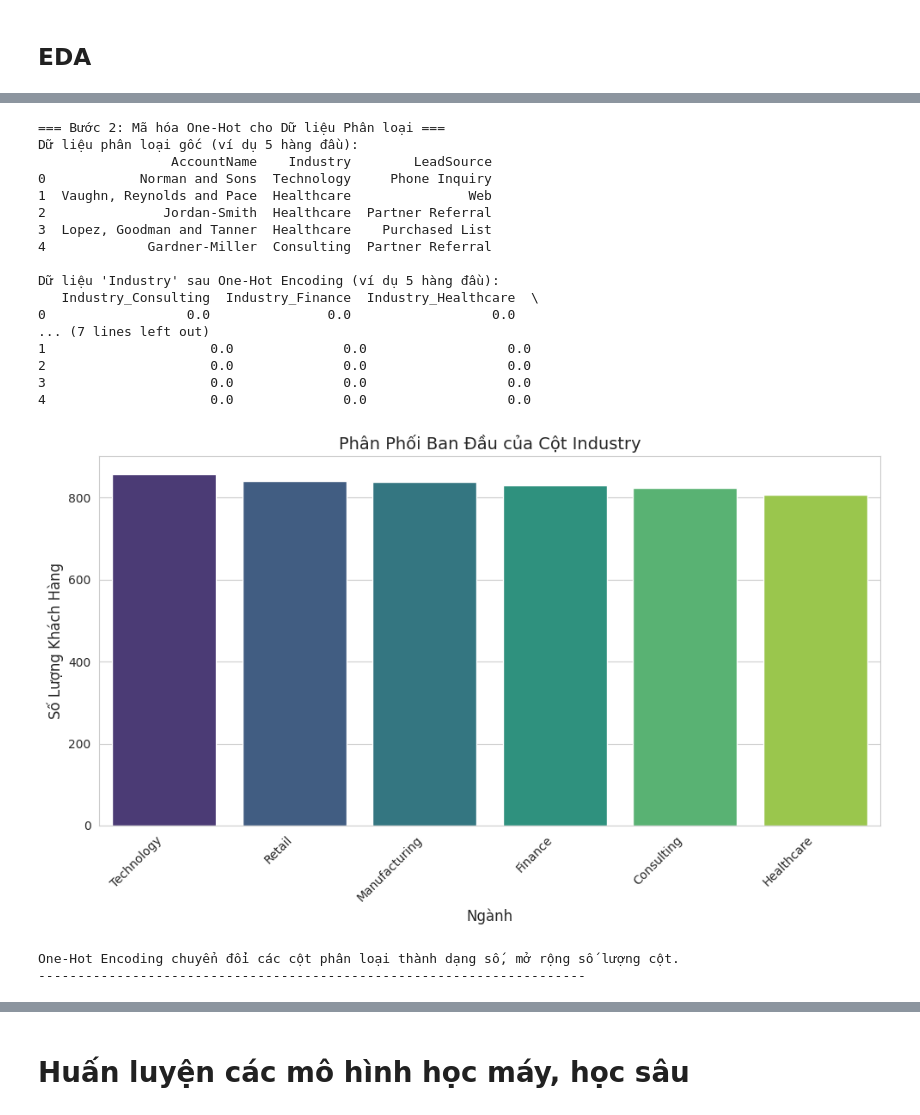
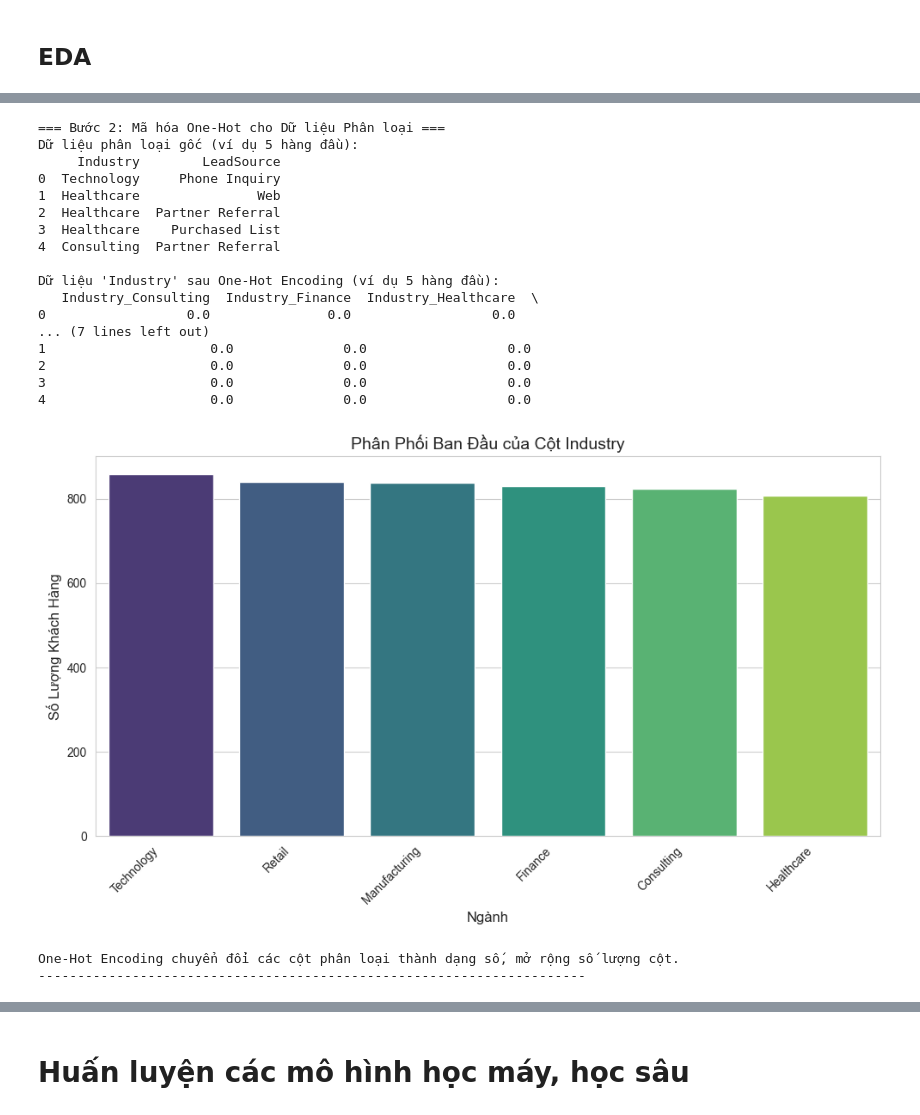
Before and after one commit to punnie0904/bai-tap-bao-cao-thuc-tap, a Jupyter notebook: Bài_tập_thêm.ipynb, the cells around one changed output, grey strips where cells are left out. Cells and saved outputs as stored; diff of their text form; code cells hidden in the pictures.

```diff
--- a/Bài_tập_thêm.ipynb
+++ b/Bài_tập_thêm.ipynb
@@ -112,11 +118,7 @@ plt.xlabel('Doanh thu hàng năm', fontsize=12)
 plt.show()
 print("Phân tích: Có các giá trị ngoại lai, nhưng chúng có thể là các khách hàng lớn, có giá trị. Trong bài toán này, chúng ta sẽ giữ lại chúng.")
 
-# --- Xử lý cột ngày tháng (Date Feature) ---
-# Chuyển đổi từ kiểu 'object' sang 'datetime'
-df['CreatedDate'] = pd.to_datetime(df['CreatedDate'])
-df['LastActivityDate'] = pd.to_datetime(df['LastActivityDate'])
-print("\nĐã chuyển đổi kiểu dữ liệu của các cột ngày tháng:")
+
 df.info()
 # %% [output]
 Tổng số giá trị thiếu trong mỗi cột:
@@ -167,18 +164,9 @@ plt.rcParams['figure.dpi'] = 100 # Adjust figure resolution
 # %%
 print("=== Bước 1: Kỹ thuật Đặc trưng (Feature Engineering) ===")
 
-# Chuyển đổi cột ngày tháng
-df_eda['CreatedDate'] = pd.to_datetime(df_eda['CreatedDate'])
-df_eda['LastActivityDate'] = pd.to_datetime(df_eda['LastActivityDate'])
 
 # Tạo các đặc trưng mới
 current_date = datetime.now()
-
-# --- SỬA LỖI Ở ĐÂY ---
-# Thay thế 'current_eda' bằng 'current_date'
-df_eda['CustomerTenure'] = (current_date - df_eda['CreatedDate']).dt.days
-df_eda['DaysSinceLastActivity'] = (current_date - df_eda['LastActivityDate']).dt.days
-# --------------------
 
 # --- Vẽ biểu đồ cho các đặc trưng mới ---
 plt.figure(figsize=(14, 6))
@@ -199,7 +187,7 @@ plt.tight_layout()
 plt.show()
 
 print("Đã tạo CustomerTenure và DaysSinceLastActivity.")
-print(df_eda[['CreatedDate', 'CustomerTenure', 'LastActivityDate', 'DaysSinceLastActivity']].head())
+print(df_eda[[ 'CustomerTenure', 'DaysSinceLastActivity']].head())
 print("-" * 70)
 # %% [output]
 === Bước 1: Kỹ thuật Đặc trưng (Feature Engineering) ===
@@ -223,7 +204,7 @@ print("-" * 70)
 print("\n=== Bước 2: Mã hóa One-Hot cho Dữ liệu Phân loại ===")
 
 # Lấy một vài cột để minh họa
-df_categorical_sample = df_eda[['AccountName', 'Industry', 'LeadSource']].head()
+df_categorical_sample = df_eda[['Industry', 'LeadSource']].head()
 print("Dữ liệu phân loại gốc (ví dụ 5 hàng đầu):")
 print(df_categorical_sample)
 
@@ -237,40 +218,40 @@ industry_df = pd.DataFrame(industry_encoded, columns=ohe.get_feature_names_out([
 print("\nDữ liệu 'Industry' sau One-Hot Encoding (ví dụ 5 hàng đầu):")
 print(industry_df.head())
 
 # --- Biểu đồ minh họa One-Hot Encoding ---
 plt.figure(figsize=(10, 6))
 sns.countplot(x='Industry', data=df_eda, palette='viridis', order=df_eda['Industry'].value_counts().index)
 plt.title('Phân Phối Ban Đầu của Cột Industry', fontsize=14)
 plt.xlabel('Ngành', fontsize=12)
 plt.ylabel('Số Lượng Khách Hàng', fontsize=12)
 plt.xticks(rotation=45, ha='right')
 plt.tight_layout()
 plt.show()
 
 # Minh họa cách các cột mới sẽ xuất hiện trong DataFrame
 # (không vẽ biểu đồ trực tiếp cho từng cột 0/1, mà chỉ hiển thị dữ liệu)
 
 print("One-Hot Encoding chuyển đổi các cột phân loại thành dạng số, mở rộng số lượng cột.")
 print("-" * 70)
 # %% [output]
 === Bước 2: Mã hóa One-Hot cho Dữ liệu Phân loại ===
 Dữ liệu phân loại gốc (ví dụ 5 hàng đầu):
-                 AccountName    Industry        LeadSource
-0            Norman and Sons  Technology     Phone Inquiry
-1  Vaughn, Reynolds and Pace  Healthcare               Web
-2               Jordan-Smith  Healthcare  Partner Referral
-3  Lopez, Goodman and Tanner  Healthcare    Purchased List
-4             Gardner-Miller  Consulting  Partner Referral
+     Industry        LeadSource
+0  Technology     Phone Inquiry
+1  Healthcare               Web
+2  Healthcare  Partner Referral
+3  Healthcare    Purchased List
+4  Consulting  Partner Referral
 
 Dữ liệu 'Industry' sau One-Hot Encoding (ví dụ 5 hàng đầu):
    Industry_Consulting  Industry_Finance  Industry_Healthcare  \
 0                  0.0               0.0                  0.0
 ... (7 lines left out)
 1                     0.0              0.0                  0.0
 2                     0.0              0.0                  0.0
 3                     0.0              0.0                  0.0
 4                     0.0              0.0                  0.0
-[figure, old version]
+[figure, new version]
 One-Hot Encoding chuyển đổi các cột phân loại thành dạng số, mở rộng số lượng cột.
 ----------------------------------------------------------------------
 # %%
```
Also changed, not shown: parts of 18 cells of this notebook.
